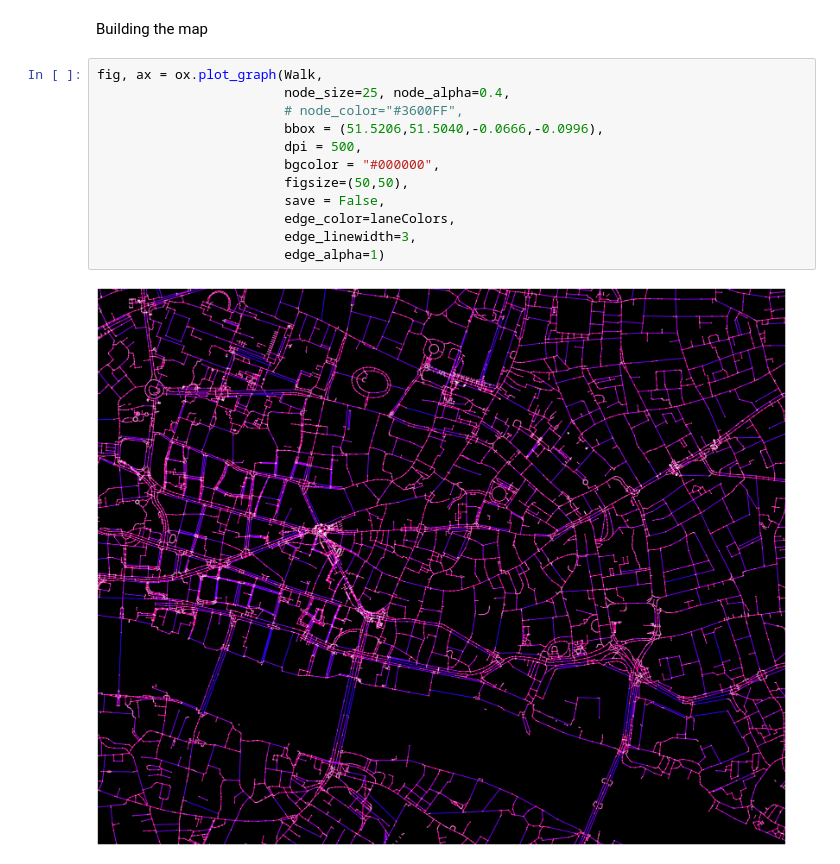
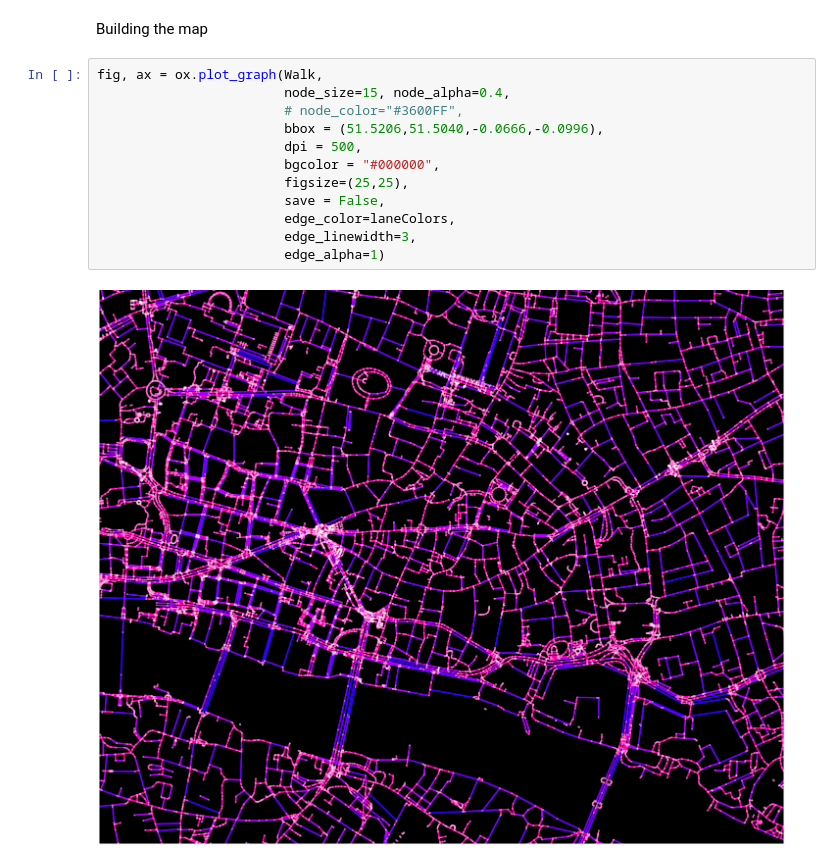
Before and after one commit to VikkiWalls/30-Day-Map-Challenge-2023, a Jupyter notebook: Code/Day 2.ipynb, the cells around one changed output. Saved outputs shown, nothing was run; the diff lists cells and outputs as text.

Commit message:
updating image size

```diff
--- a/Code/Day 2.ipynb
+++ b/Code/Day 2.ipynb
@@ -51,15 +53,15 @@ for item in data:
 Building the map
 # %%
 fig, ax = ox.plot_graph(Walk,
-                        node_size=25, node_alpha=0.4,
+                        node_size=15, node_alpha=0.4,
                         # node_color="#3600FF",
                         bbox = (51.5206,51.5040,-0.0666,-0.0996),
                         dpi = 500,
                         bgcolor = "#000000",
-                        figsize=(50,50),
+                        figsize=(25,25),
                         save = False,
                         edge_color=laneColors,
                         edge_linewidth=3,
                         edge_alpha=1)
 # %% [output]
-[figure, old version]
+[figure, new version]
```
Also changed, not shown: parts of 1 cell of this notebook, 1 other file.
